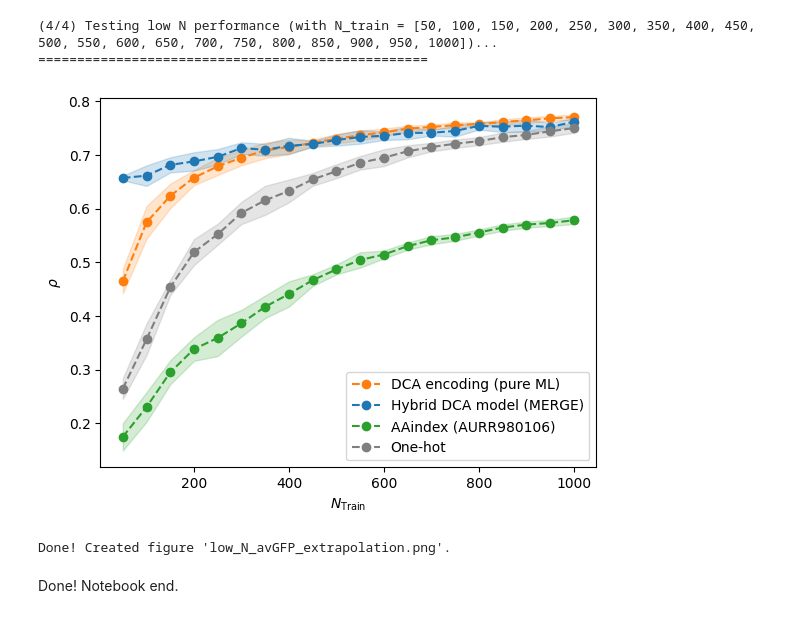
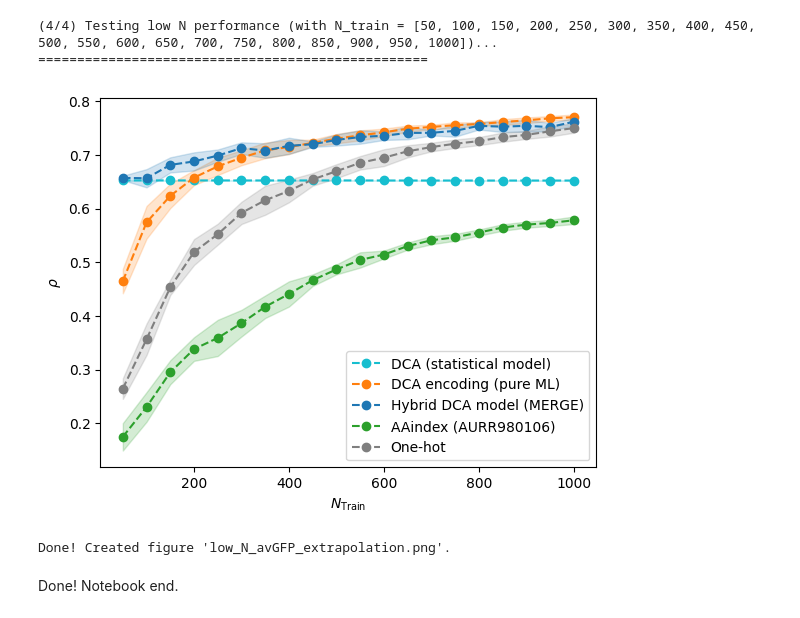
Before and after one commit to Protein-Engineering-Framework/PyPEF, a Jupyter notebook: scripts/Encoding_low_N/api_encoding_train_test.ipynb, the cells around one changed output. Saved outputs shown, nothing was run; the diff lists cells and outputs as text; code cells hidden in the pictures.

```diff
--- a/scripts/Encoding_low_N/api_encoding_train_test.ipynb
+++ b/scripts/Encoding_low_N/api_encoding_train_test.ipynb
@@ -261,17 +253,21 @@ N Variants remaining after excluding non-DCA-encodable positions = 51552
 AAIndex-based encoding of the 51552 variants (using index AURR980106.txt)...
 One-hot encoding of the 51552 variants...
 # %%
-all_mean_performances_dca, all_mean_performances_hybrid, \
-    all_mean_performances_aaidx, all_mean_performances_onehot = [], [], [], []
-all_stddevs_dca, all_stddevs_hybrid, all_stddevs_aaidx, all_stddevs_onehot = [], [], [], []
+all_mean_performances_dca_statistical, all_mean_performances_dca_ml, all_mean_performances_hybrid, \
+    all_mean_performances_aaidx, all_mean_performances_onehot = [], [], [], [], []
+all_stddevs_dca_statistical, all_stddevs_dca_ml, all_stddevs_hybrid, all_stddevs_aaidx, all_stddevs_onehot = [], [], [], [], []
 low_n_train = np.arange(50, 1001, 50)
 print(f'\n(4/4) Testing low N performance (with N_train = {list(low_n_train)})...\n' + "=" * 50)
-for n_train in tqdm(low_n_train):
-    performances_dca, performances_hybrid, performances_aaidx, performances_onehot = [], [], [], []
+pbar = tqdm(low_n_train)
+for n_train in pbar:
+    pbar.set_description(f'N_train = {n_train}, N_test = {len(variants) - n_train}')
+    performances_dca_statistical, performances_dca_ml, performances_hybrid, performances_aaidx, performances_onehot = [], [], [], [], []
     for rnd_state in [42, 213, 573, 917, 823]:
         x_dca_train, x_dca_test, y_train, y_test = train_test_split(
             x_dca, fitnesses, train_size=n_train, random_state=rnd_state)
-        performances_dca.append(get_regressor_performances(
+        # Delta E is just the sum of the encoding (embedding) relative to the WT sum
+        performances_dca_statistical.append(spearmanr(y_test, np.sum(x_dca_test, axis=1) - np.sum(x_wt))[0])
+        performances_dca_ml.append(get_regressor_performances(
             x_dca_train, x_dca_test, y_train, y_test, regressor='ridge')[4])  # [4] defines spearmanr correlation
 
         hybrid_model = DCAHybridModel(x_train=x_dca_train, y_train=y_train, x_wt=x_wt)
@@ -290,8 +286,10 @@ for n_train in tqdm(low_n_train):
         performances_onehot.append(get_regressor_performances(
             x_onehot_train, x_onehot_test, y_train, y_test, regressor='ridge')[4])
 
-    all_mean_performances_dca.append(np.mean(performances_dca))
-    all_stddevs_dca.append(np.std(performances_dca, ddof=1))
+    all_mean_performances_dca_statistical.append(np.mean(performances_dca_statistical))
+    all_stddevs_dca_statistical.append(np.std(performances_dca_statistical, ddof=1))
+    all_mean_performances_dca_ml.append(np.mean(performances_dca_ml))
+    all_stddevs_dca_ml.append(np.std(performances_dca_ml, ddof=1))
     all_mean_performances_hybrid.append(np.mean(performances_hybrid))
     all_stddevs_hybrid.append(np.std(performances_hybrid, ddof=1))
     all_mean_performances_aaidx.append(np.mean(performances_aaidx))
@@ -303,36 +301,41 @@ for n_train in tqdm(low_n_train):
 ==================================================
 # %%
 # Plotting all the achieved "low-N" performances
-plt.plot(low_n_train, all_mean_performances_dca, 'o--', color='tab:orange', label='DCA encoding (pure ML)')
+plt.plot(low_n_train, all_mean_performances_dca_statistical, 'o--', color='tab:cyan', label='DCA (statistical model)')
 plt.fill_between(low_n_train,
-                 np.array(all_mean_performances_dca) - np.array(all_stddevs_dca),
-                 np.array(all_mean_performances_dca) + np.array(all_stddevs_dca),
+                 np.array(all_mean_performances_dca_statistical) - np.array(all_stddevs_dca_statistical),
+                 np.array(all_mean_performances_dca_statistical) + np.array(all_stddevs_dca_statistical),
+                 color='tab:cyan', alpha=0.2)
+plt.plot(low_n_train, all_mean_performances_dca_ml, 'o--', color='tab:orange', label='DCA encoding (pure ML)')
+plt.fill_between(low_n_train,
+                 np.array(all_mean_performances_dca_ml) - np.array(all_stddevs_dca_ml),
+                 np.array(all_mean_performances_dca_ml) + np.array(all_stddevs_dca_ml),
                  color='tab:orange', alpha=0.2)
 plt.plot(low_n_train, all_mean_performances_hybrid, 'o--', color='tab:blue', label='Hybrid DCA model (MERGE)')
 plt.fill_between(low_n_train,
                  np.array(all_mean_performances_hybrid) - np.array(all_stddevs_hybrid),
                  np.array(all_mean_performances_hybrid) + np.array(all_stddevs_hybrid),
                  color='tab:blue', alpha=0.2)
 plt.plot(low_n_train, all_mean_performances_aaidx, 'o--', color='tab:green',
          label=f"AAindex ({max_value_aaidx.split('.')[0]})")
 plt.fill_between(low_n_train,
                  np.array(all_mean_performances_aaidx) - np.array(all_stddevs_aaidx),
                  np.array(all_mean_performances_aaidx) + np.array(all_stddevs_aaidx),
                  color='tab:green', alpha=0.2)
 plt.plot(low_n_train, all_mean_performances_onehot, 'o--', color='tab:grey', label='One-hot')
 plt.fill_between(low_n_train,
                  np.array(all_mean_performances_onehot) - np.array(all_stddevs_onehot),
                  np.array(all_mean_performances_onehot) + np.array(all_stddevs_onehot),
                  color='tab:grey', alpha=0.2)
 plt.legend()
 plt.xlabel(r'$N_\mathrm{Train}$')
 plt.ylabel(r'$\rho$')
 plt.savefig('low_N_avGFP_extrapolation.png', dpi=500)
 %matplotlib inline
 plt.show()
 print('\nDone! Created figure \'low_N_avGFP_extrapolation.png\'.')
 # %% [output]
-[figure, old version]
+[figure, new version]
 Done! Created figure 'low_N_avGFP_extrapolation.png'.
 # %% [markdown]
 Done! Notebook end.
```
Also changed, not shown: parts of 5 cells of this notebook, 1 other file.
